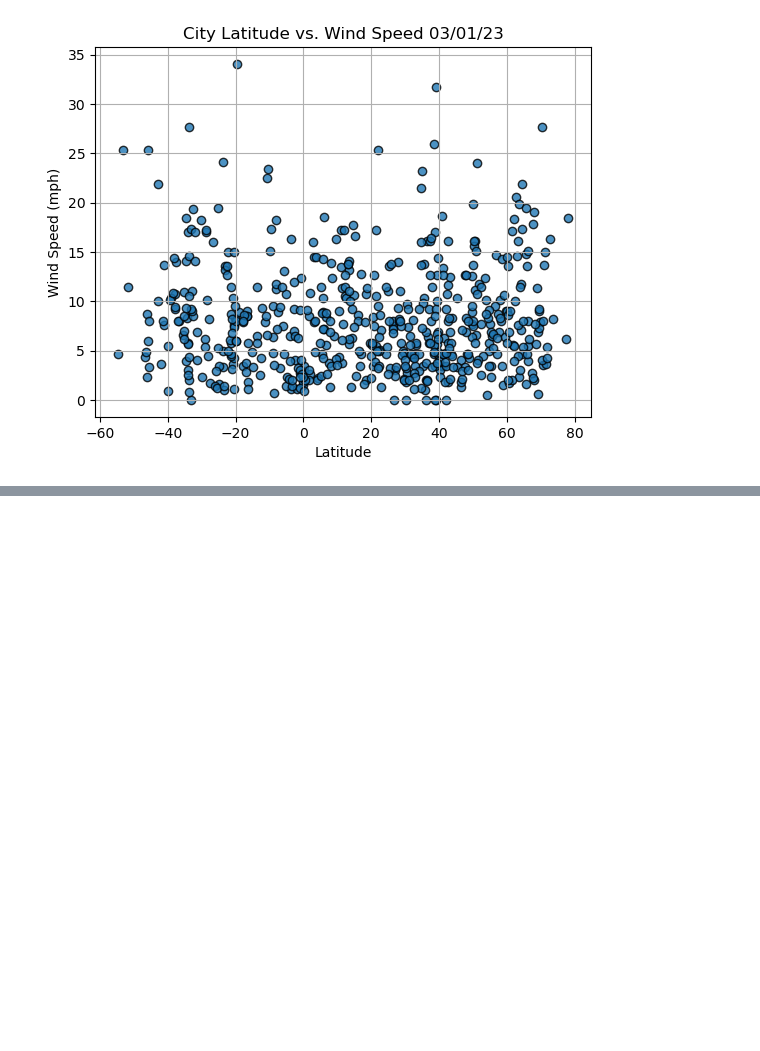
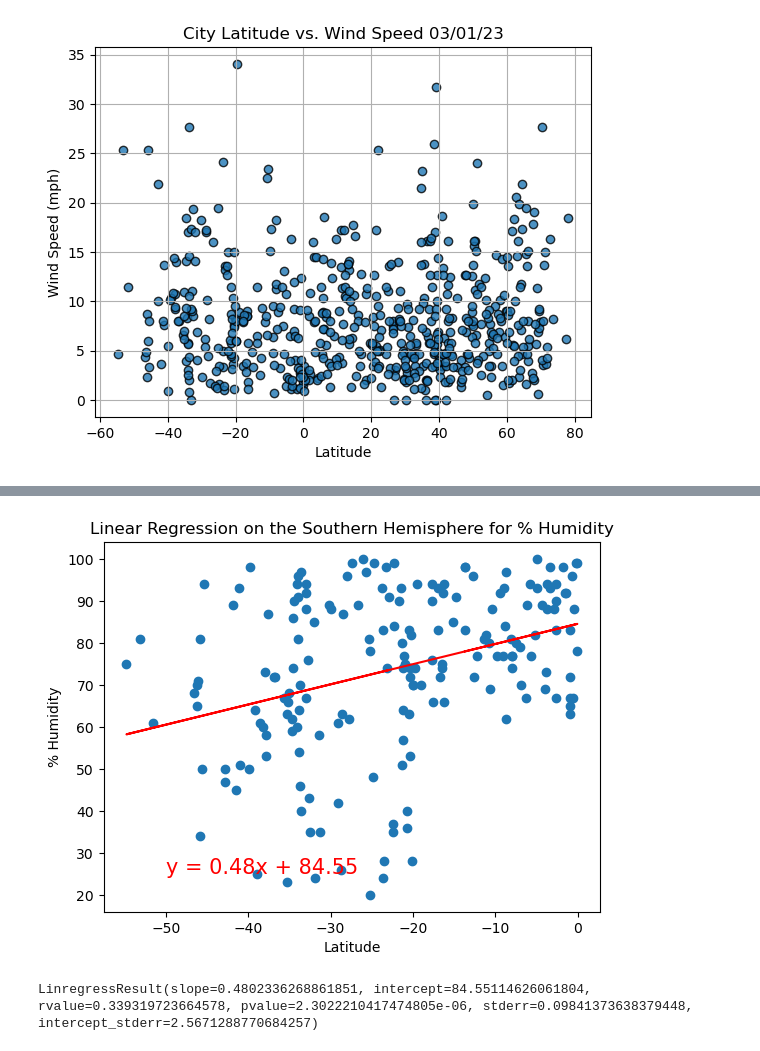
Before and after one commit to KimberlyW618/World_Weather_Analysis, a Jupyter notebook: WeatherPy.ipynb, the cells around one changed output, grey strips where cells are left out. Cells and saved outputs as stored; diff of their text form; code cells hidden in the pictures; blank space fills up the shorter version.

```diff
--- a/WeatherPy.ipynb
+++ b/WeatherPy.ipynb
@@ -315,0 +448,11 @@ plt.show()
+# %%
+# Linear regression on the Southern Hemisphere
+x_values = southern_hemi_df["Lat"]
+y_values = southern_hemi_df["Humidity"]
+# Call the function.
+plot_linear_regression(x_values, y_values,
+                       'Linear Regression on the Southern Hemisphere for % Humidity', '% Humidity',(-50,25))
+linregress(x_values, y_values)
+# %% [output]
+[figure, added]
+LinregressResult(slope=0.4802336268861851, intercept=84.55114626061804, rvalue=0.339319723664578, pvalue=2.3022210417474805e-06, stderr=0.09841373638379448, intercept_stderr=2.5671288770684257)
```
Also changed, not shown: parts of 17 cells of this notebook, 2 other files.
